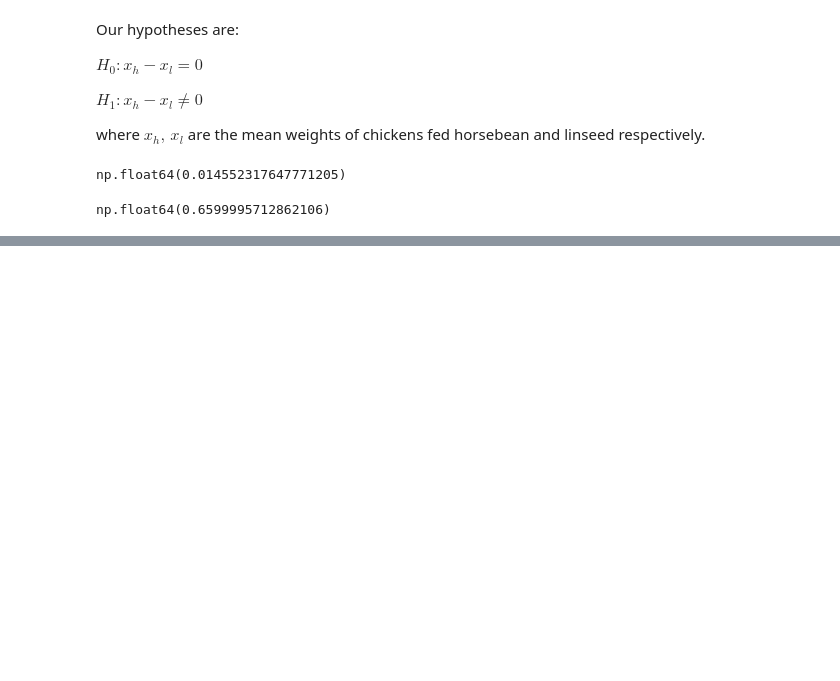
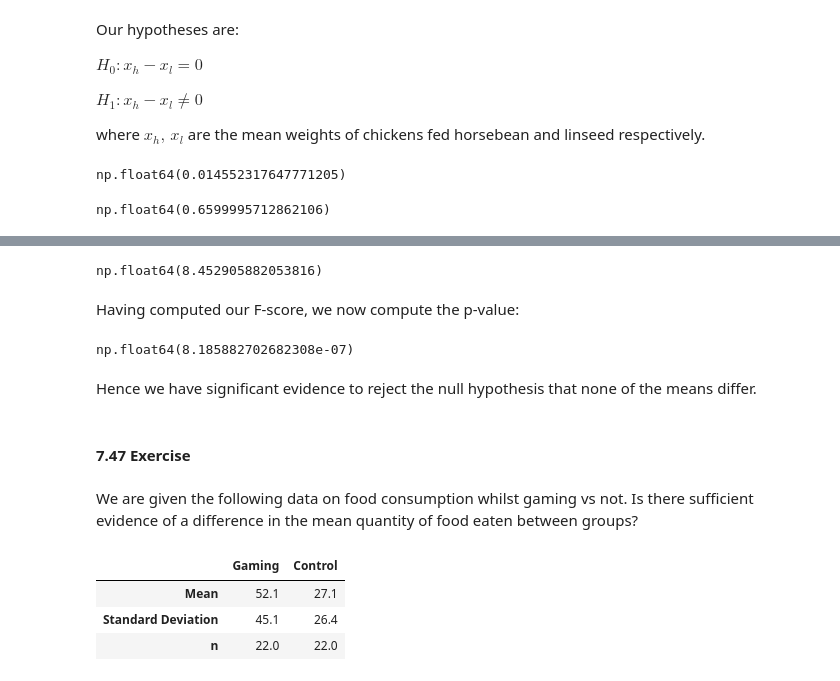
Before and after one commit to ccbarnesni-source/Data-Science-Portfolio, a Jupyter notebook: stats_exercises/OpenIntro Stats Exercises.ipynb, the cells around one changed output, grey strips where cells are left out. Saved outputs shown, nothing was run; the diff lists cells and outputs as text; code cells hidden in the pictures; blank space fills up the shorter version.

```diff
--- a/stats_exercises/OpenIntro Stats Exercises.ipynb
+++ b/stats_exercises/OpenIntro Stats Exercises.ipynb
@@ -341,0 +379,58 @@ np.float64(0.6599995712862106)
+# %%
+# Compute x_bar first
+
+n = df.iloc[2,:].sum()
+
+def total(row):
+    return row.iloc[0] * row.iloc[2]
+
+x_bar = df.apply(total, axis=0).sum() / n
+
+# SST is given to us in the question as we don't have the full data set.
+
+SST = 25575327
+
+# Now SSG
+
+def SSG(row):
+    return row.iloc[2] * (row.iloc[0]-x_bar)**2
+
+SSG = df.apply(SSG, axis=0).sum()
+
+# Now for SSE
+
+def SSE(row):
+    return row.iloc[1]**2 * (row.iloc[2]-1)
+
+SSE = df.apply(SSE, axis=0).sum()
+
+MSG = SSG/4
+
+MSE = SSE/(df.iloc[2,:].sum()-5)
+
+F = MSG/MSE
+F
+# %% [output]
+np.float64(8.452905882053816)
+# %% [markdown]
+Having computed our F-score, we now compute the p-value:
+# %%
+p = stats.f(dfn=4, dfd=(n-4)).sf(F)
+p
+# %% [output]
+np.float64(8.185882702682308e-07)
+# %% [markdown]
+Hence we have significant evidence to reject the null hypothesis that none of the means differ.
+# %% [markdown]
+#### 7.47 Exercise
+# %% [markdown]
+We are given the following data on food consumption whilst gaming vs not. Is there sufficient evidence of a difference in the mean quantity of food eaten between groups?
+# %%
+df = pd.DataFrame({'Gaming': [52.1, 45.1, 22], 'Control':[27.1, 26.4, 22]})
+df.index = ['Mean', 'Standard Deviation', 'n']
+df
+# %% [output]
+|  | Gaming | Control |
+| Mean | 52.1 | 27.1 |
+| Standard Deviation | 45.1 | 26.4 |
+| n | 22.0 | 22.0 |
```
Also changed, not shown: parts of 29 cells of this notebook.
